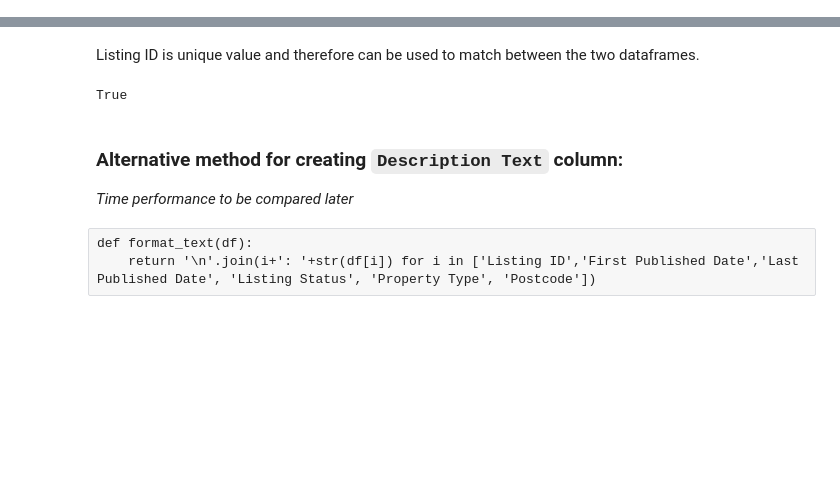
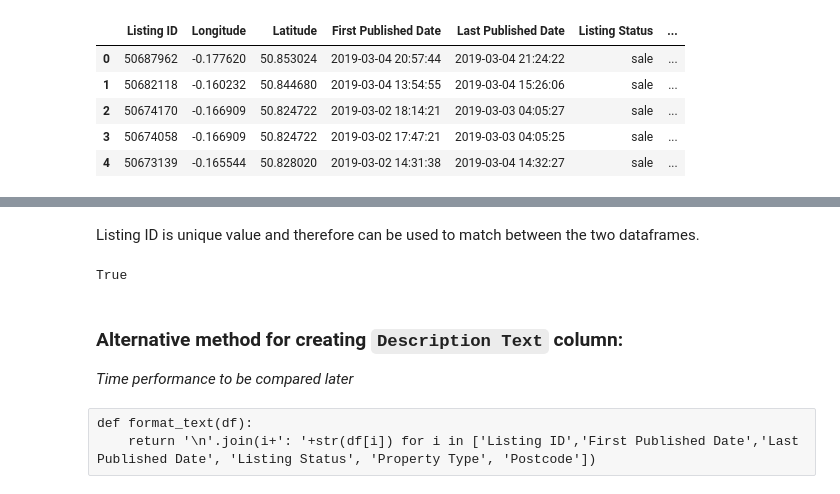
Before and after one commit to arundathi-shanthini/Home-move-indicator, a Jupyter notebook: Home Move Indicator.ipynb, the cells around one changed output, grey strips where cells are left out. Drawn from its saved outputs; the diff is of its cells as text; code cells hidden in the pictures; blank space fills up the shorter version.

```diff
--- a/Home Move Indicator.ipynb
+++ b/Home Move Indicator.ipynb
@@ -153,4 +156,13 @@ send: b'GET /postcodes?latitude=50.835045&longitude=-0.162258&limit=1 HTTP/1.1\r
 ... (188 outputs left out)
+# %%
+data.head()
+# %% [output]
+|  | Listing ID | Longitude | Latitude | First Published Date | Last Published Date | Listing Status | ... |
+| 0 | 50687962 | -0.177620 | 50.853024 | 2019-03-04 20:57:44 | 2019-03-04 21:24:22 | sale | ... |
+| 1 | 50682118 | -0.160232 | 50.844680 | 2019-03-04 13:54:55 | 2019-03-04 15:26:06 | sale | ... |
+| 2 | 50674170 | -0.166909 | 50.824722 | 2019-03-02 18:14:21 | 2019-03-03 04:05:27 | sale | ... |
+| 3 | 50674058 | -0.166909 | 50.824722 | 2019-03-02 17:47:21 | 2019-03-03 04:05:25 | sale | ... |
+| 4 | 50673139 | -0.165544 | 50.828020 | 2019-03-02 14:31:38 | 2019-03-04 14:32:27 | sale | ... |
 # %%
 %%time
 column_list=['listing_id','listing_status']
```
Also changed, not shown: parts of 3 cells of this notebook, 1 other file.
